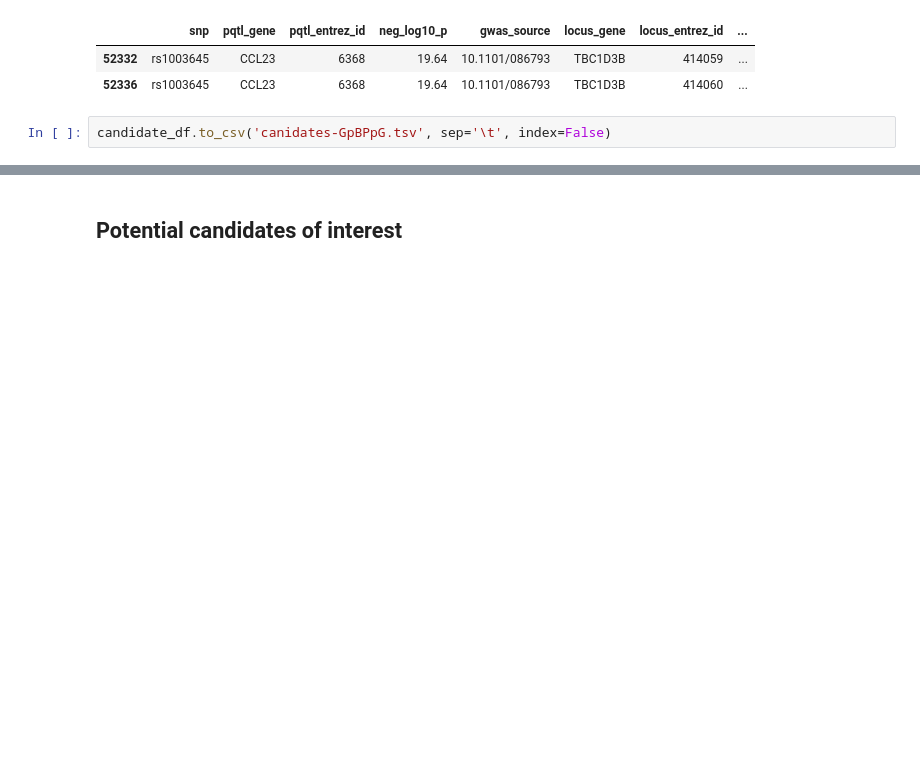
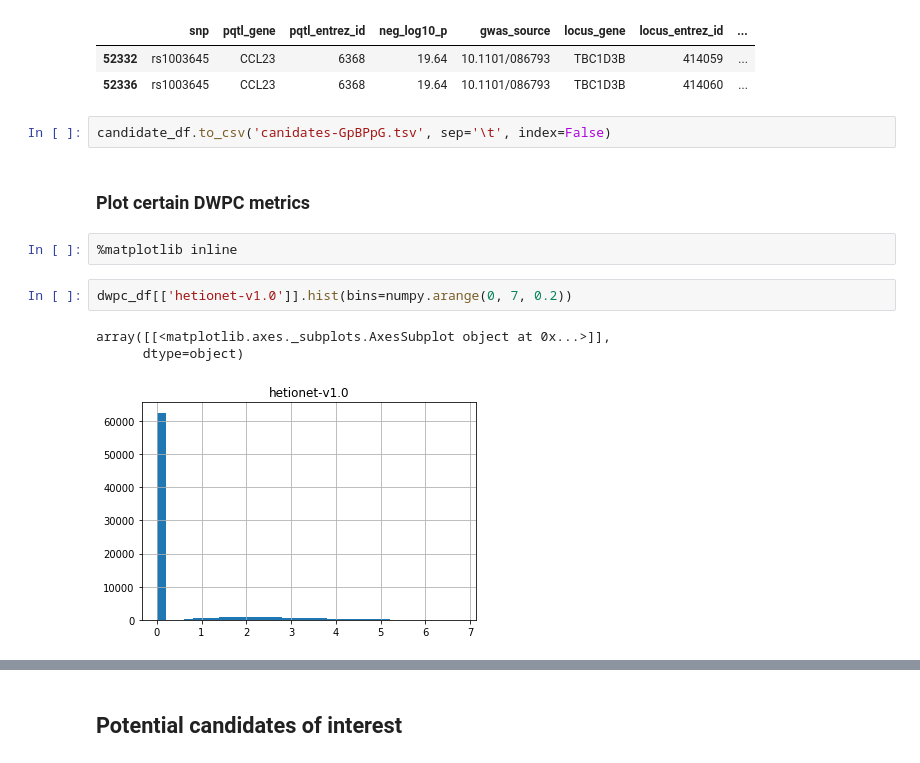
Before and after one commit to greenelab/connectivity-search-analyses, a Jupyter notebook: data/pqtl/02.analyze-GpBPpG.ipynb, the cells around one changed output, grey strips where cells are left out. Cells and saved outputs as stored; diff of their text form; blank space fills up the shorter version.

Commit message:
Add figures

```diff
--- a/data/pqtl/02.analyze-GpBPpG.ipynb
+++ b/data/pqtl/02.analyze-GpBPpG.ipynb
@@ -156,3 +156,13 @@ candidate_df.head(2)
 | 52336 | rs1003645 | CCL23 | 6368 | 19.64 | 10.1101/086793 | TBC1D3B | 414060 | ... |
 # %%
 candidate_df.to_csv('canidates-GpBPpG.tsv', sep='\t', index=False)
+# %% [markdown]
+### Plot certain DWPC metrics
+# %%
+%matplotlib inline
+# %%
+dwpc_df[['hetionet-v1.0']].hist(bins=numpy.arange(0, 7, 0.2))
+# %% [output]
+array([[<matplotlib.axes._subplots.AxesSubplot object at 0x...>]],
+      dtype=object)
+[figure, added]
```
Also changed, not shown: parts of 6 cells of this notebook.
